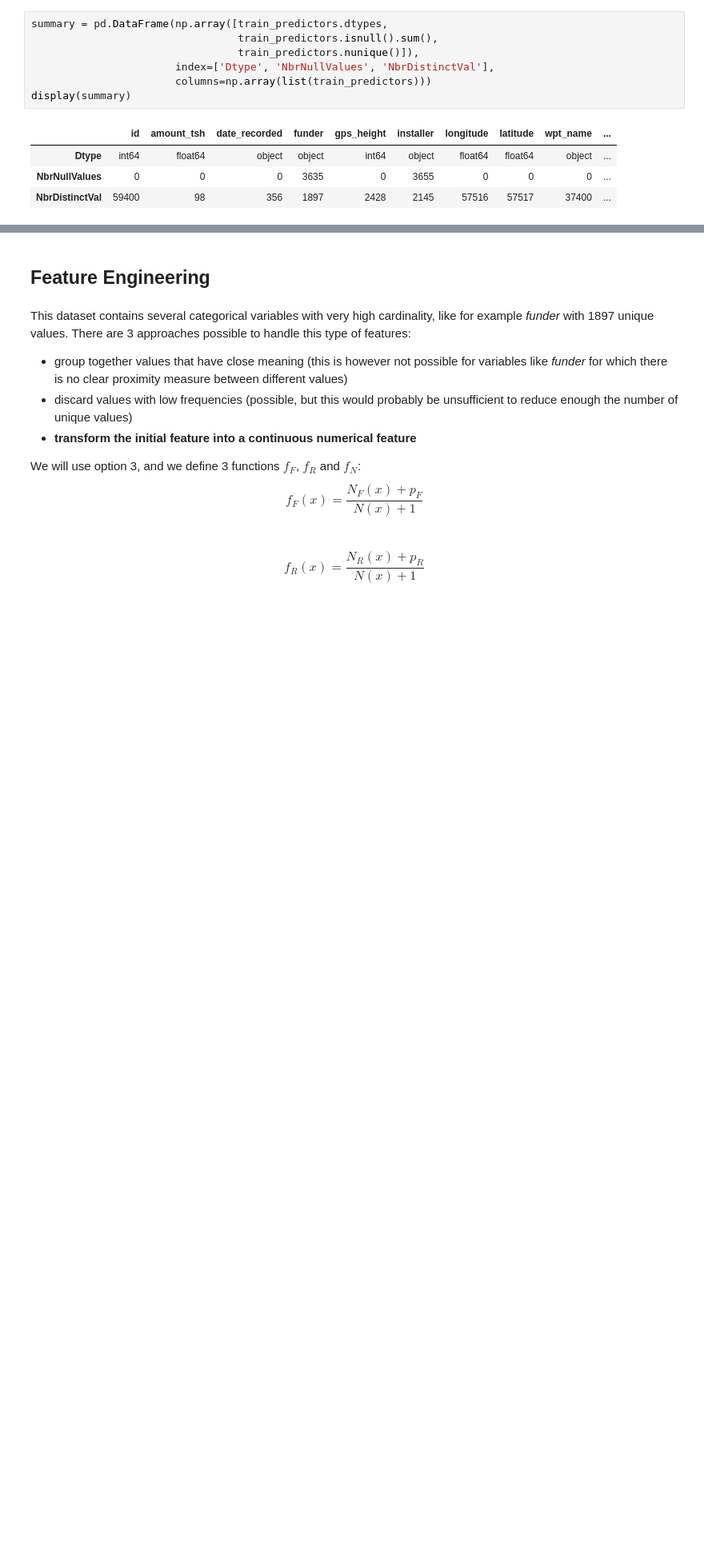
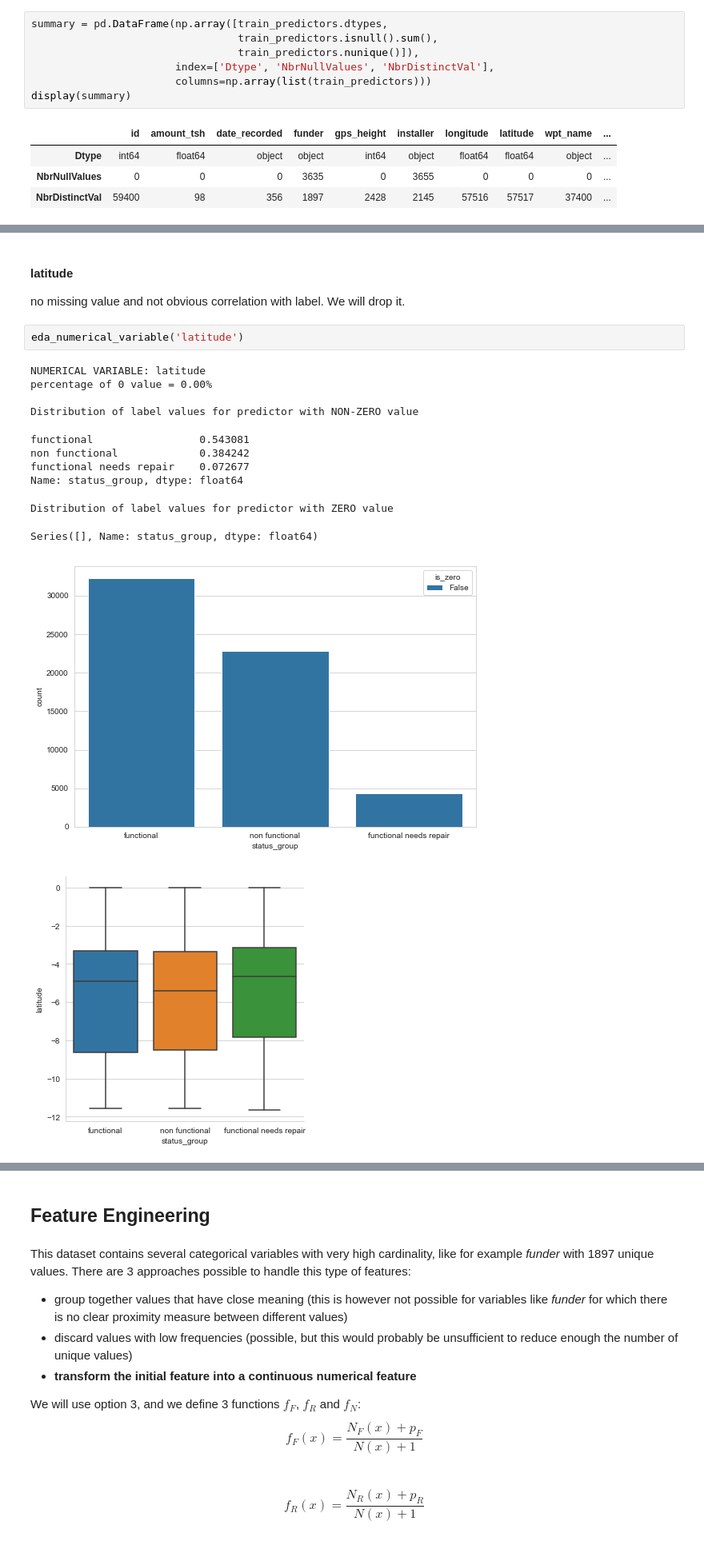
Before and after one commit to cedric-bertrand/DS-py, a Jupyter notebook: taarifa-wp/water_pumps.ipynb, the cells around one changed output, grey strips where cells are left out. Shown: that part at 80% size. Drawn from its saved outputs; the diff is of its cells as text; blank space fills up the shorter version.

```diff
--- a/taarifa-wp/water_pumps.ipynb
+++ b/taarifa-wp/water_pumps.ipynb
@@ -68,0 +184,18 @@ display(summary)
+# %% [markdown]
+#### latitude
+no missing value and not obvious correlation with label. We will drop it.
+# %%
+eda_numerical_variable('latitude')
+# %% [output]
+NUMERICAL VARIABLE: latitude
+percentage of 0 value = 0.00%
+
+Distribution of label values for predictor with NON-ZERO value
+functional                 0.543081
+non functional             0.384242
+functional needs repair    0.072677
+Name: status_group, dtype: float64
+Distribution of label values for predictor with ZERO value
+Series([], Name: status_group, dtype: float64)
+[figure, added]
+[figure, added]
```
Also changed, not shown: parts of 24 cells of this notebook.
